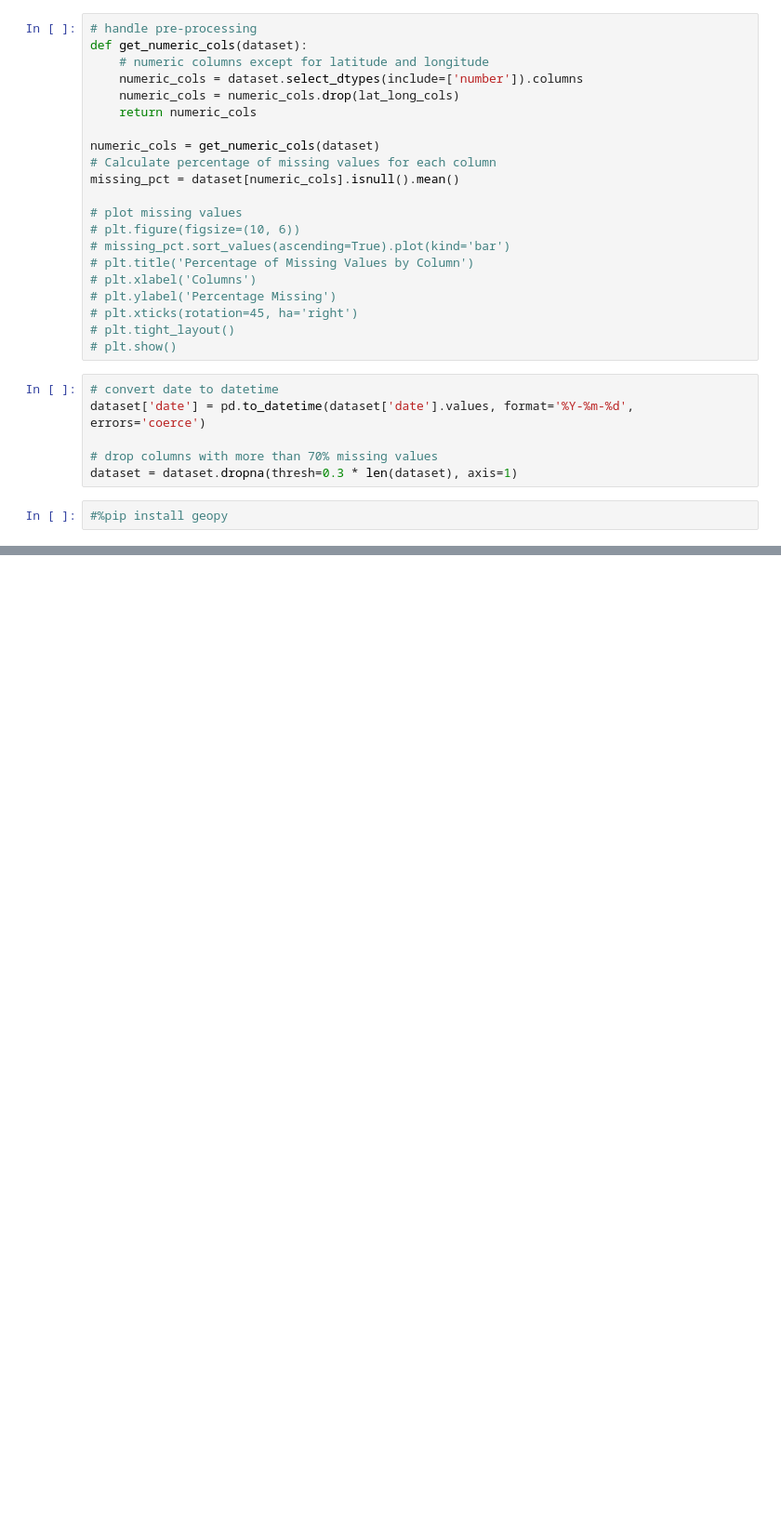
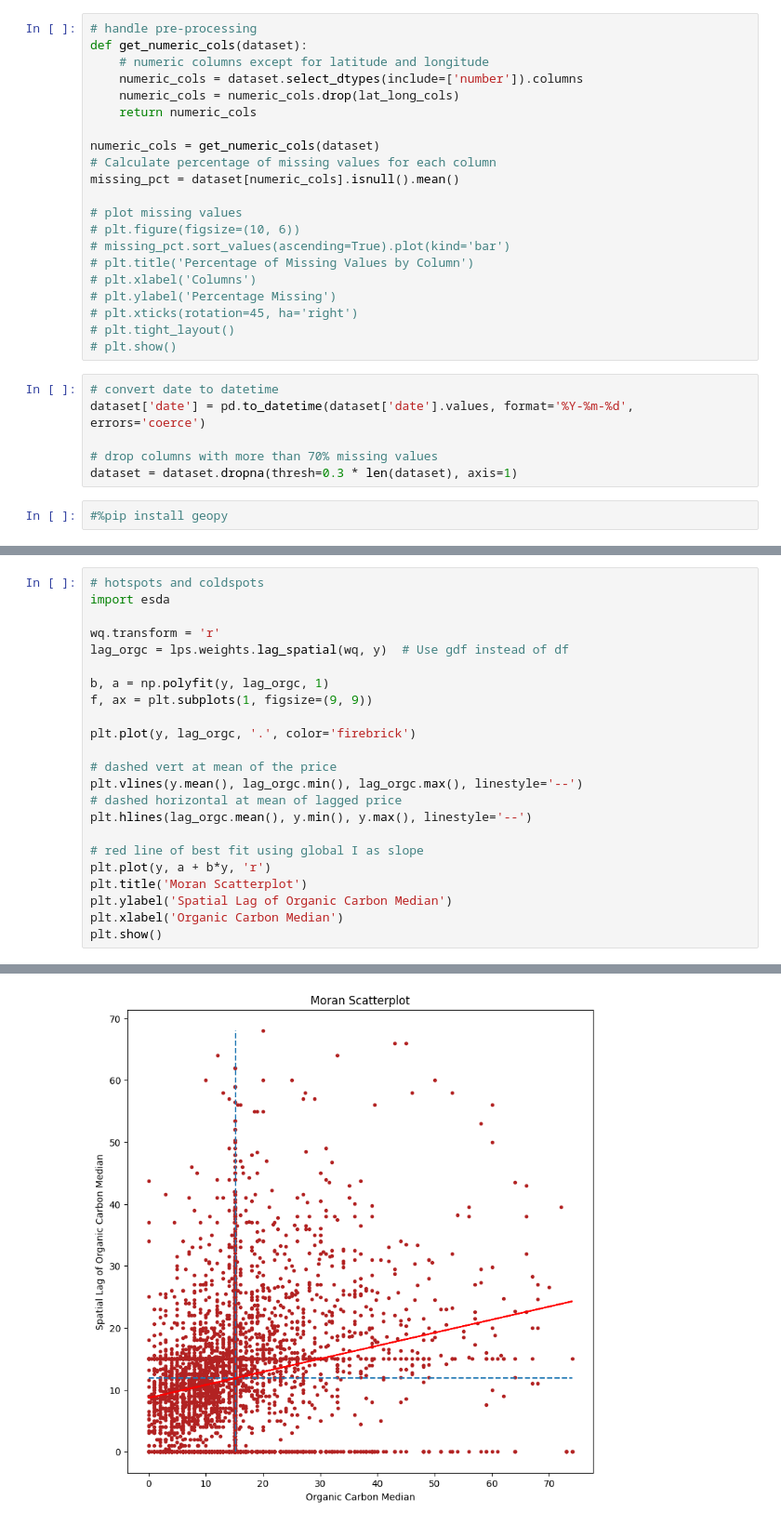
Before and after one commit to tierrafoods-hud/notebooks, a Jupyter notebook: analysis/deep-learning.ipynb, the cells around one changed output, grey strips where cells are left out. Shown at 93% size. Drawn from its saved outputs; the diff is of its cells as text; blank space fills up the shorter version.

```diff
--- a/analysis/deep-learning.ipynb
+++ b/analysis/deep-learning.ipynb
@@ -179,0 +331,24 @@ plt.show()
+# %%
+# hotspots and coldspots
+import esda
+
+wq.transform = 'r'
+lag_orgc = lps.weights.lag_spatial(wq, y)  # Use gdf instead of df
+
+b, a = np.polyfit(y, lag_orgc, 1)
+f, ax = plt.subplots(1, figsize=(9, 9))
+
+plt.plot(y, lag_orgc, '.', color='firebrick')
+
+# dashed vert at mean of the price
+plt.vlines(y.mean(), lag_orgc.min(), lag_orgc.max(), linestyle='--')
+# dashed horizontal at mean of lagged price
+plt.hlines(lag_orgc.mean(), y.min(), y.max(), linestyle='--')
+
+# red line of best fit using global I as slope
+plt.plot(y, a + b*y, 'r')
+plt.title('Moran Scatterplot')
+plt.ylabel('Spatial Lag of Organic Carbon Median')
+plt.xlabel('Organic Carbon Median')
+plt.show()
+# %% [output]
@@ -179,0 +372 @@ plt.show()
+[figure, added]
```
Also changed, not shown: parts of 22 cells of this notebook, 2 other files.
